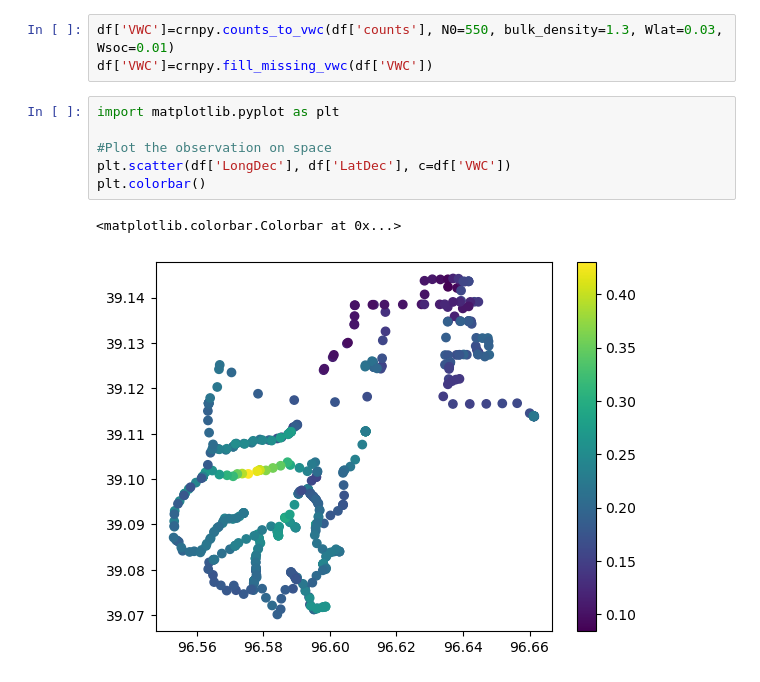
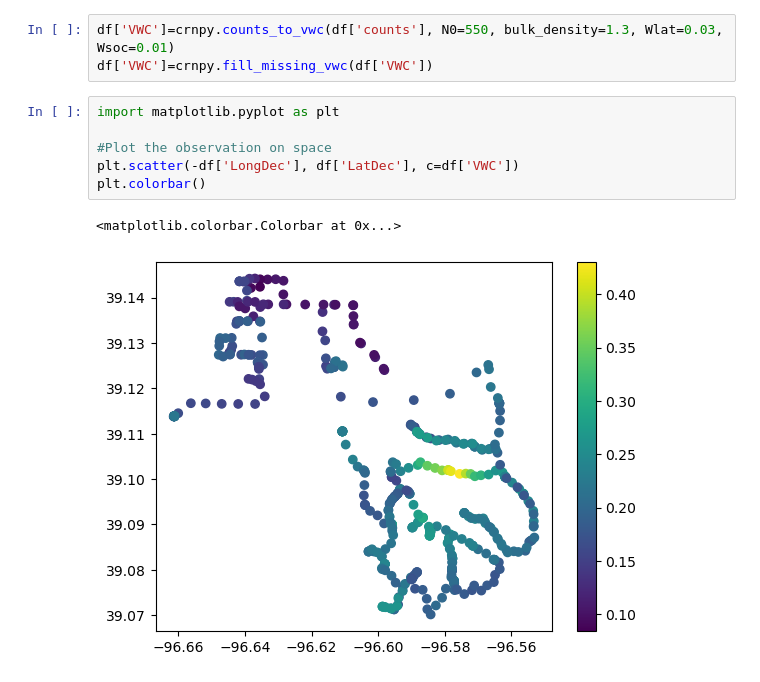
Before and after one commit to soilwater/crnpy, a Jupyter notebook: examples/example_Hydroinnova_rover.ipynb, the cells around one changed output. Drawn from its saved outputs; the diff is of its cells as text.

```diff
--- a/examples/example_Hydroinnova_rover.ipynb
+++ b/examples/example_Hydroinnova_rover.ipynb
@@ -77,9 +70,9 @@ df['VWC']=crnpy.fill_missing_vwc(df['VWC'])
 # %%
 import matplotlib.pyplot as plt
 
 #Plot the observation on space
-plt.scatter(df['LongDec'], df['LatDec'], c=df['VWC'])
+plt.scatter(-df['LongDec'], df['LatDec'], c=df['VWC'])
 plt.colorbar()
 # %% [output]
 <matplotlib.colorbar.Colorbar at 0x...>
-[figure, old version]
+[figure, new version]
```
Also changed, not shown: parts of 1 cell of this notebook, 4 other files.
